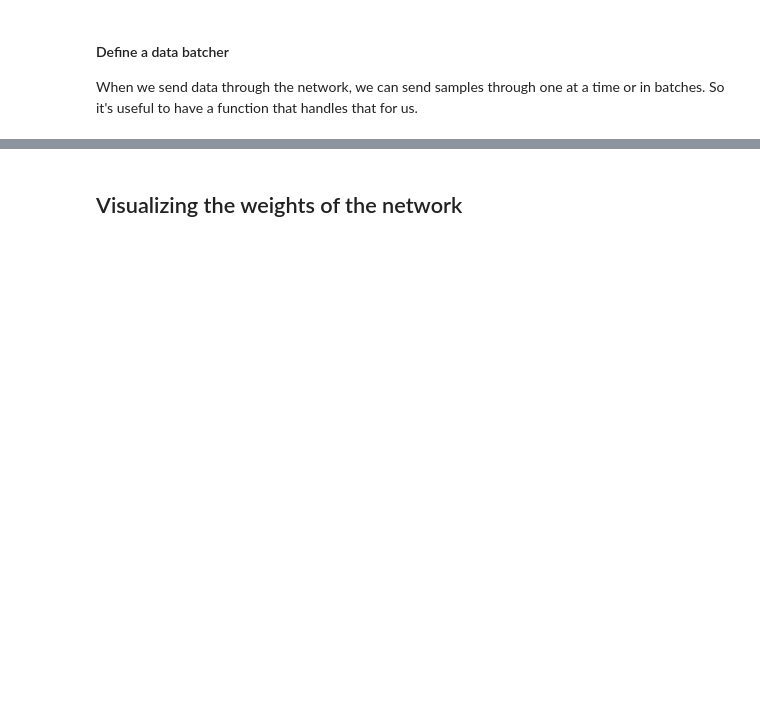
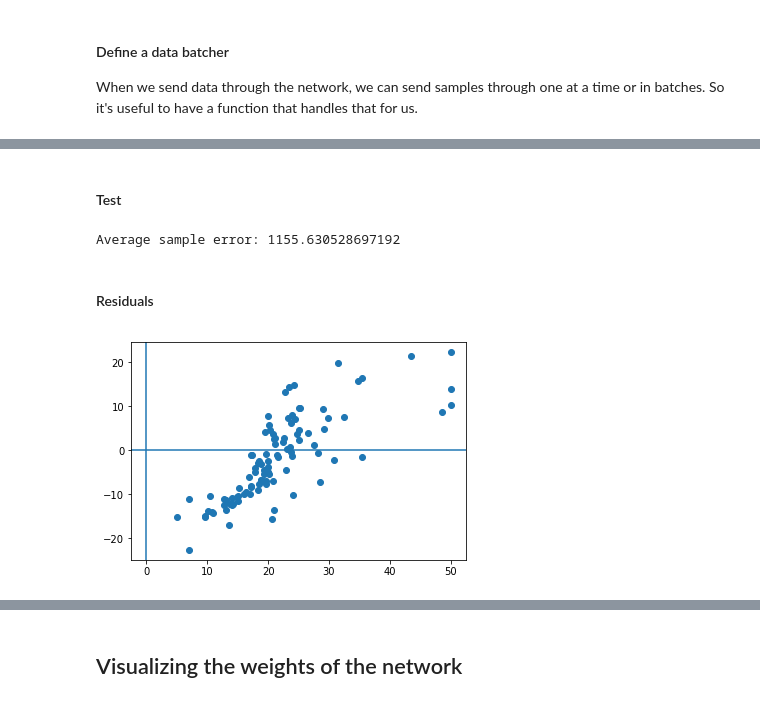
Before and after one commit to zendesk/intelligent-machines, a Jupyter notebook: 2_simple_neural_network/simple_neural_network.ipynb, the cells around one changed output, grey strips where cells are left out. Cells and saved outputs as stored; diff of their text form; code cells hidden in the pictures; blank space fills up the shorter version.

```diff
--- a/2_simple_neural_network/simple_neural_network.ipynb
+++ b/2_simple_neural_network/simple_neural_network.ipynb
@@ -366,0 +342,26 @@ KeyboardInterrupt:
+# %% [markdown]
+#### Test
+# %%
+test_error = list()
+residuals = list()
+y_true = list()
+predictions = list()
+_, batched_test_data = data_batcher(df, batch_size=batch_size)
+
+for x, y in batched_test_data:
+    y_true.append(y)
+    prediction = predict(x, use_nonlinearity, hidden_weights, output_weights, hidden_bias, output_bias)
+    predictions.append(prediction)
+    test_error.append(loss_function(prediction, y))
+
+print('Average sample error: {}'.format(np.mean(np.vstack(test_error))))
+# %% [output]
+Average sample error: 1155.630528697192
+# %% [markdown]
+#### Residuals
+# %%
+plt.scatter(np.vstack(y_true), np.vstack(y_true) - np.vstack(predictions))
+plt.axhline(0);
+plt.axvline(0);
+# %% [output]
+[figure, added]
```
Also changed, not shown: parts of 43 cells of this notebook, 1 other file.
